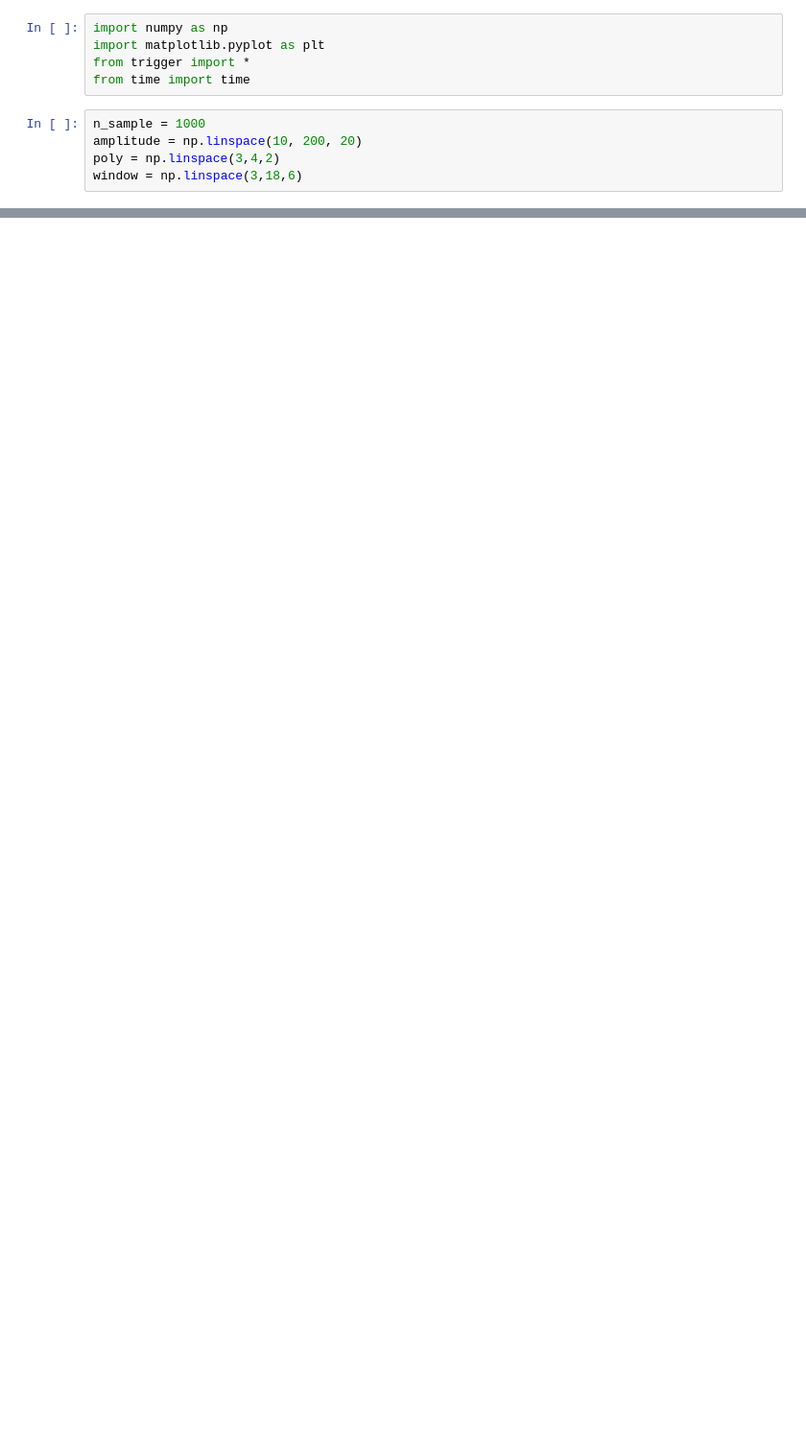
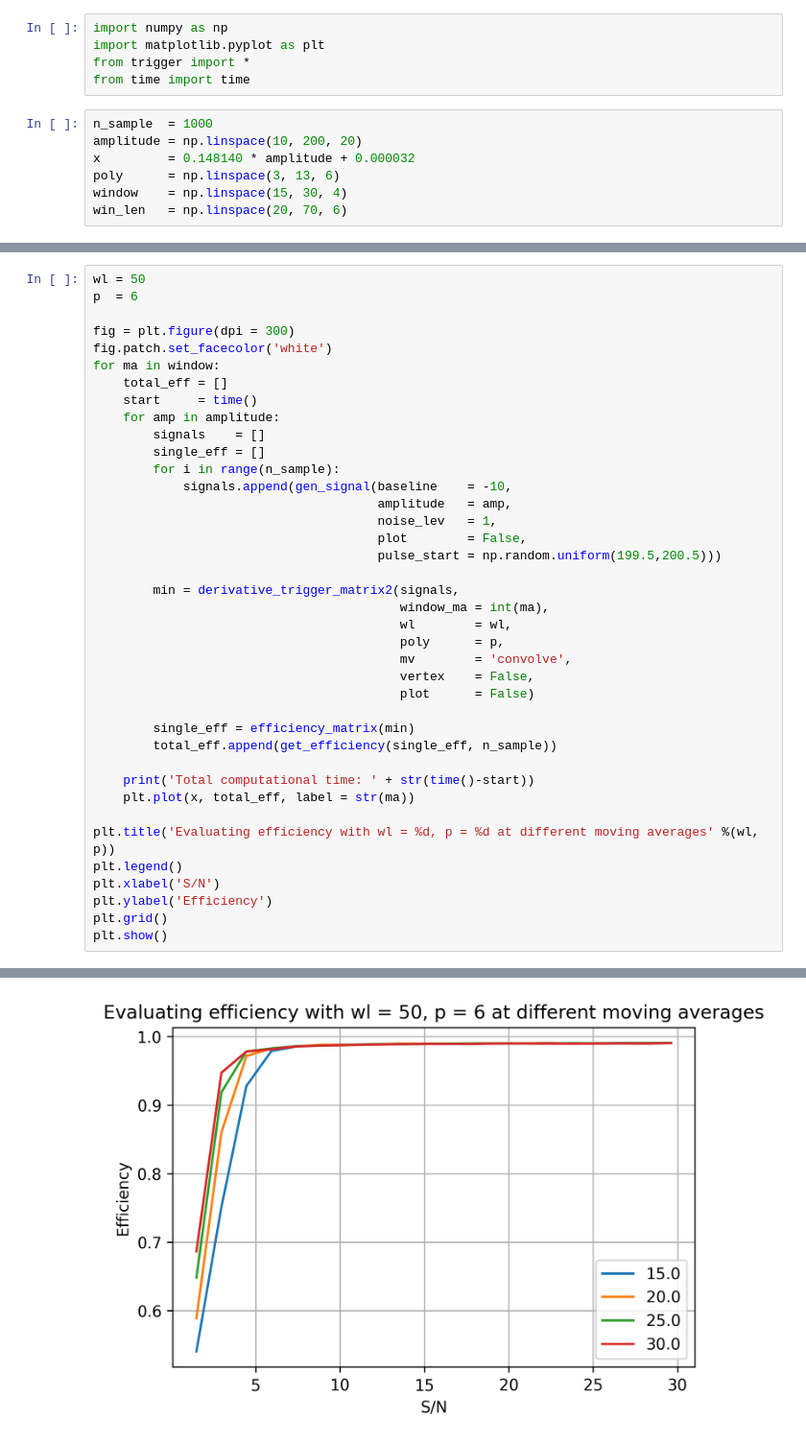
Before and after one commit to biqute/QTLab2122, a Jupyter notebook: SingleIRsource/simulated/efficiency_ma.ipynb, the cells around one changed output, grey strips where cells are left out. Shown at 96% size. Cells and saved outputs as stored; diff of their text form; blank space fills up the shorter version.

```diff
--- a/SingleIRsource/simulated/efficiency_ma.ipynb
+++ b/SingleIRsource/simulated/efficiency_ma.ipynb
@@ -4,7 +7,9 @@ import matplotlib.pyplot as plt
 from trigger import *
 from time import time
 # %%
-n_sample = 1000
+n_sample  = 1000
 amplitude = np.linspace(10, 200, 20)
-poly = np.linspace(3,4,2)
-window = np.linspace(3,18,6)
+x         = 0.148140 * amplitude + 0.000032
+poly      = np.linspace(3, 13, 6)
+window    = np.linspace(15, 30, 4)
+win_len   = np.linspace(20, 70, 6)
@@ -10,0 +18,40 @@ window = np.linspace(3,18,6)
+# %%
+wl = 50
+p  = 6
+
+fig = plt.figure(dpi = 300)
+fig.patch.set_facecolor('white')
+for ma in window:
+    total_eff = []
+    start     = time()
+    for amp in amplitude:
+        signals    = []
+        single_eff = []
+        for i in range(n_sample):
+            signals.append(gen_signal(baseline    = -10,
+                                      amplitude   = amp,
+                                      noise_lev   = 1,
+                                      plot        = False,
+                                      pulse_start = np.random.uniform(199.5,200.5)))
+
+        min = derivative_trigger_matrix2(signals,
+                                         window_ma = int(ma),
+                                         wl        = wl,
+                                         poly      = p,
+                                         mv        = 'convolve',
+                                         vertex    = False,
+                                         plot      = False)
+
+        single_eff = efficiency_matrix(min)
+        total_eff.append(get_efficiency(single_eff, n_sample))
+
+    print('Total computational time: ' + str(time()-start))
+    plt.plot(x, total_eff, label = str(ma))
+
+plt.title('Evaluating efficiency with wl = %d, p = %d at different moving averages' %(wl, p))
+plt.legend()
+plt.xlabel('S/N')
+plt.ylabel('Efficiency')
+plt.grid()
+plt.show()
+# %% [output]
@@ -10,0 +62 @@ window = np.linspace(3,18,6)
+[figure, added]
```
Also changed, not shown: parts of 14 cells of this notebook, 35 other files.
